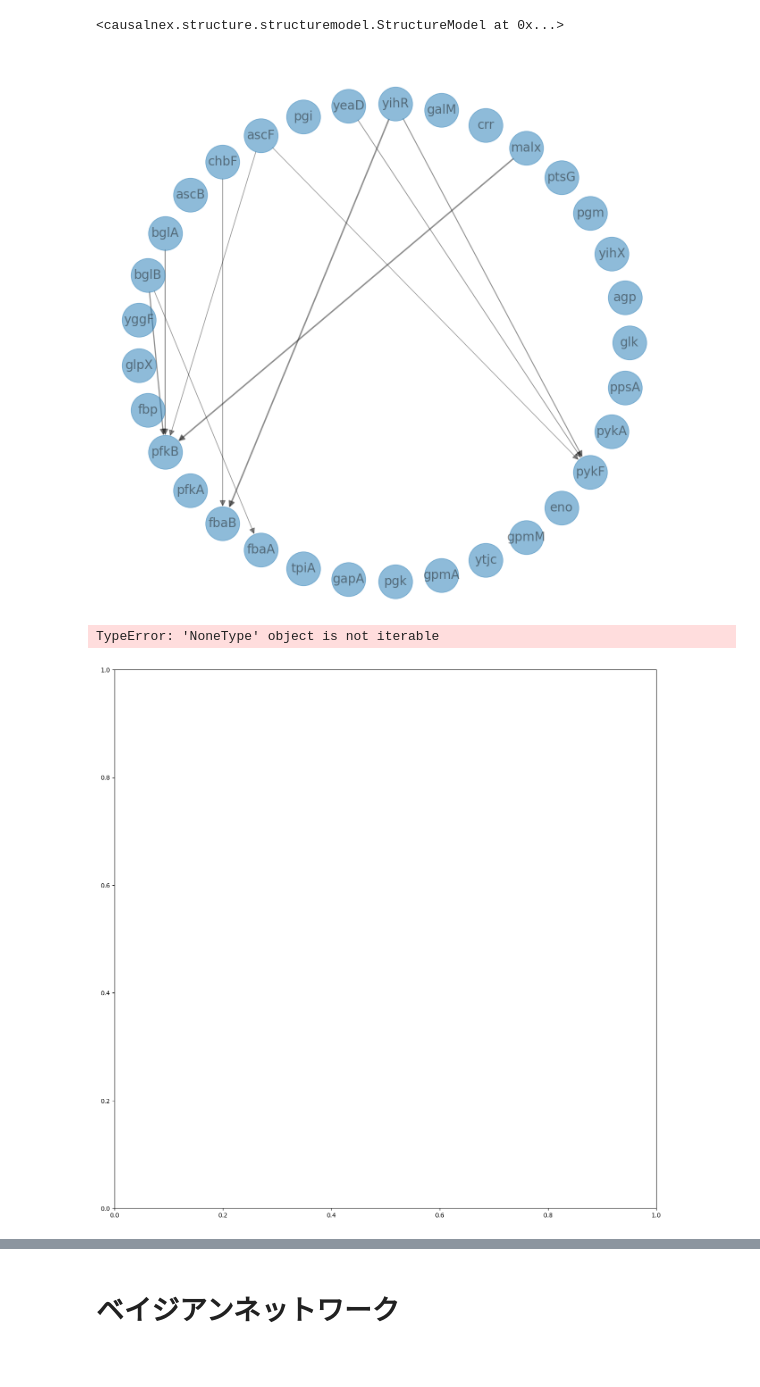
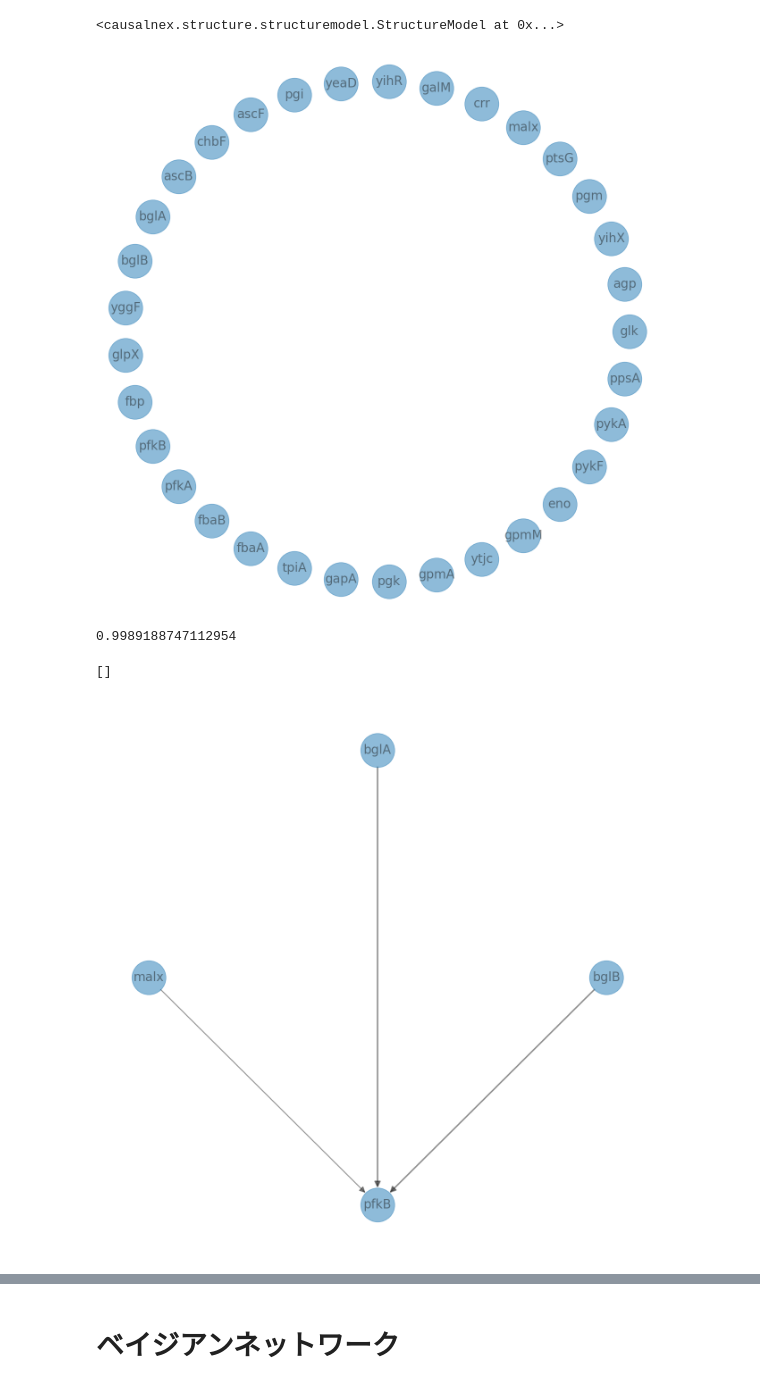
Before and after one commit to SanchanY/bn, a Jupyter notebook: work/bio_torch_CausalNext.ipynb, the cells around one changed output, grey strips where cells are left out. Cells and saved outputs as stored; diff of their text form; code cells hidden in the pictures.

```diff
--- a/work/bio_torch_CausalNext.ipynb
+++ b/work/bio_torch_CausalNext.ipynb
@@ -91,19 +91,19 @@ partial_corr_matrix
 | ppsA | -0.158 | -0.100 | -0.240 | 0.221 | 0.064 | -0.175 | 0.076 | 0.287 | 0.133 | 0.015 | ... | ... |
 33 rows × 33 columns
 # %%
-# ヒートマップの描画
-plt.figure(figsize=(50, 25))
-sns.set(font_scale = 2)
+# # ヒートマップの描画
+# plt.figure(figsize=(50, 25))
+# sns.set(font_scale = 2)
 
-ax = sns.heatmap(
-            partial_corr_matrix,
-            annot=True,
-            fmt='g',
-            cmap='Blues',
-            annot_kws={"size":15}
-            )
+# ax = sns.heatmap(
+#             partial_corr_matrix,
+#             annot=True,
+#             fmt='g',
+#             cmap='Blues',
+#             annot_kws={"size":15}
+#             )
 
-ax.xaxis.tick_top()
-ax.set_xticklabels(ax.get_xticklabels(), rotation=50)
+# ax.xaxis.tick_top()
+# ax.set_xticklabels(ax.get_xticklabels(), rotation=50)
 
-plt.savefig('./output/heatmap.png')
+# plt.savefig('./output/heatmap.png')
@@ -181,7 +178,7 @@ torch.set_default_tensor_type('torch.cuda.FloatTensor')
 # 最適な閾値を取得
 best_max_iter = study.best_params['max_iter']
 best_threshold = study.best_params['threshold']
-my_driven_hidden_layer_units = [2] # 1回と2回でtry
+my_driven_hidden_layer_units = [1] # 1回と2回でtry
 best_lasso_beta = study.best_params['lasso_beta']
 best_ridge_beta = study.best_params['ridge_beta']
 best_use_bias = study.best_params['use_bias']
@@ -247,29 +224,33 @@ nx.draw_circular(best_sm,
 plt.plot()
 plt.savefig("./output/best_network.png", format="png", dpi=300)
 # %% [output]
-[figure, old version]
+[figure, new version]
 # %%
 # オブジェクトを保存
 # output_object(sm_l, "sm.pickle", "./")
+# %%
+best_threshold
+# %% [output]
+0.9989188747112954
 # %%
 # 閾値を設定し、残すエッジを決める
-best_sm.remove_edges_below_threshold(1.2)
+# best_sm.remove_edges_below_threshold(best_threshold)
 
 # エッジが伸びてないノードを消す
-edge_width = [ d["weight"]*1 for (u, v, d) in best_sm.edges(data=True)]
-sm_l = best_sm.get_largest_subgraph()
+# edge_width = [ d["weight"]*1 for (u, v, d) in best_sm.edges(data=True)]
+# sm_l = best_sm.get_largest_subgraph()
 
 # ネットワーク図を描画
 fig, ax = plt.subplots(figsize=(16,16))
 nx.draw_circular(sm_l,
                  with_labels=True,
-                 font_size=10,
+                 font_size=20,
                  node_size=3000,
                  arrowsize=20,
                  alpha=0.5,
                  width=edge_width,
                  ax=ax)
-plt.plot()
+# plt.plot()
 # %% [output]
-TypeError: 'NoneType' object is not iterable
+[]
-[figure, old version]
+[figure, new version]
```
Also changed, not shown: parts of 8 cells of this notebook, 3 other files.
